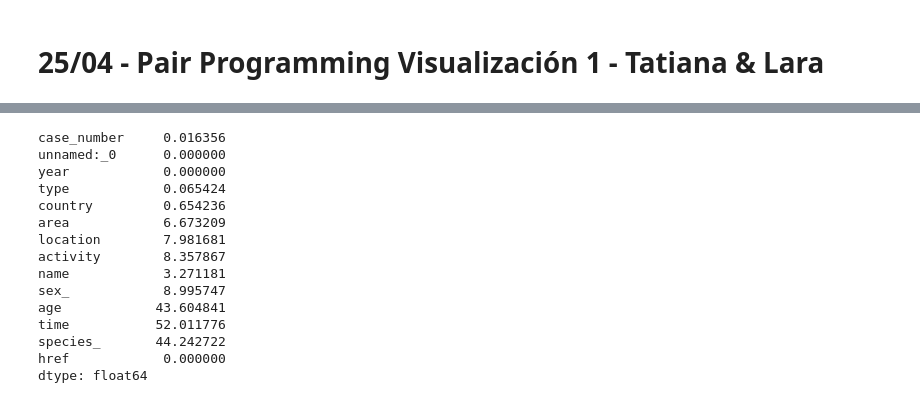
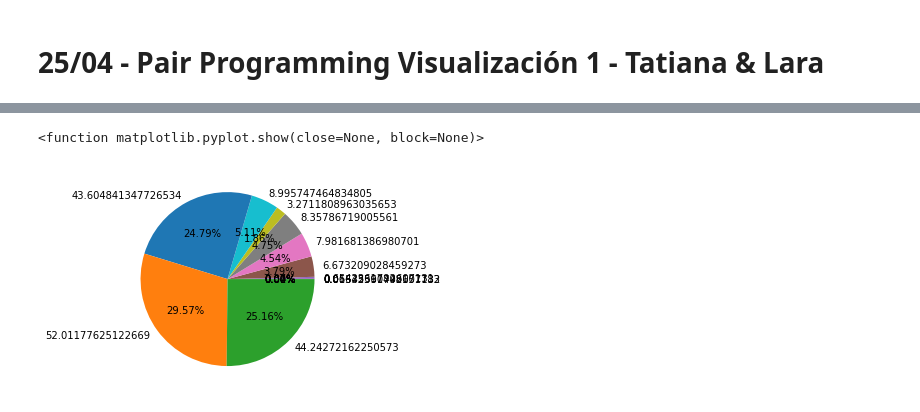
Before and after one commit to Adalab/DA-promo-A-module-2-pairprog-1-pair-1-Tatiana_Lara, a Jupyter notebook: VISUALIZACIÓN/1_Visualización_1.ipynb, the cells around one changed output, grey strips where cells are left out. Drawn from its saved outputs; the diff is of its cells as text; code cells hidden in the pictures.

```diff
--- a/VISUALIZACIÓN/1_Visualización_1.ipynb
+++ b/VISUALIZACIÓN/1_Visualización_1.ipynb
@@ -42,21 +44,12 @@ AttributeError: 'NoneType' object has no attribute 'append'
 # %%
 nulos = df.isnull().sum()
 total = df.shape[0]
 porc = nulos / total * 100
-porc
+
+plt.figure()
+
+plt.pie(porc, labels = porc, autopct='%1.2f%%')
+plt.show
 # %% [output]
-case_number     0.016356
-unnamed:_0      0.000000
-year            0.000000
-type            0.065424
-country         0.654236
-area            6.673209
-location        7.981681
-activity        8.357867
-name            3.271181
-sex_            8.995747
-age            43.604841
-time           52.011776
-species_       44.242722
-href            0.000000
-dtype: float64
+<function matplotlib.pyplot.show(close=None, block=None)>
+[figure, added]
```
Also changed, not shown: parts of 19 cells of this notebook.
